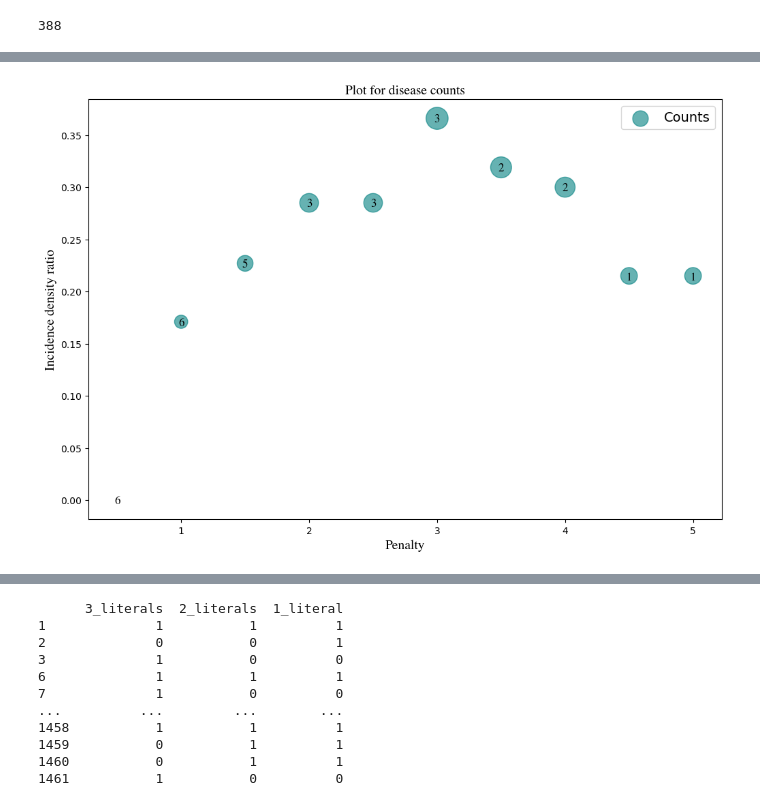
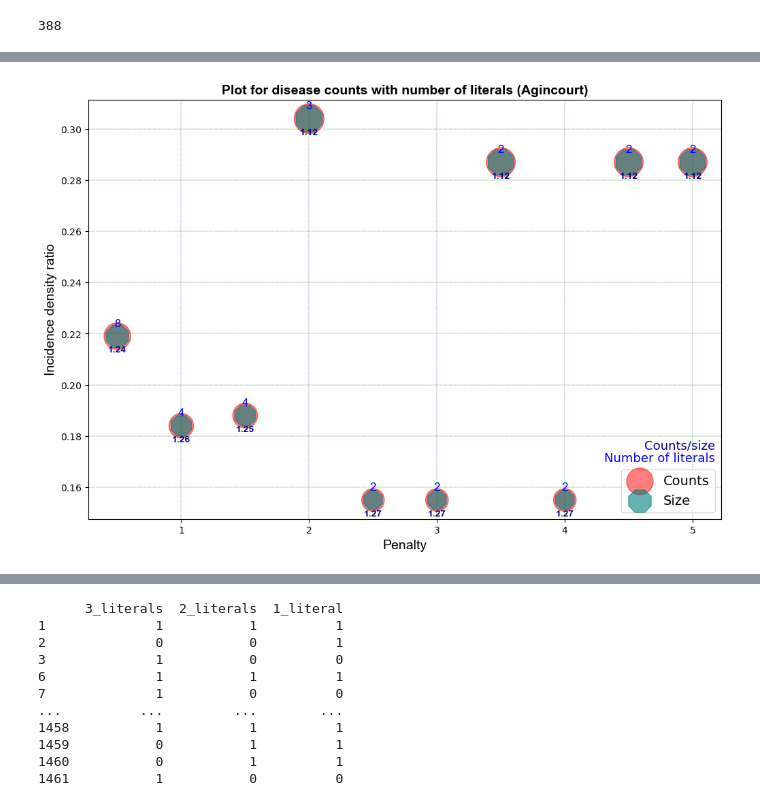
Before and after one commit to kayvinsoo7/HAALSI_work, a Jupyter notebook: mdscan-master/Poisson_scoring.ipynb, the cells around one changed output, grey strips where cells are left out. Cells and saved outputs as stored; diff of their text form; code cells hidden in the pictures.

```diff
--- a/mdscan-master/Poisson_scoring.ipynb
+++ b/mdscan-master/Poisson_scoring.ipynb
@@ -409,12 +404,12 @@ def count_conditions(subset):
 # %%time
 # Scan in the positive direction using defined penalties and num iters
 
-scoring_function = Poisson(direction='negative')
+scoring_function = Poisson(direction='positive')
 scanner = MDSS(scoring_function)
 # Define a list of penalty values to loop through
 penalty_values = [0.5, 1, 1.5, 2, 2.5, 3, 3.5, 4, 4.5, 5]
 # penalty_values = [0.5, 0.8, 1.0, 1.3, 1.5]
-num_iters = 5
+num_iters = 10
 # Initialize empty lists to store results
 subset_results = []
 subset_results1 = []
@@ -425,6 +420,7 @@ count_results = []
 z_scores = []
 p_values = []
 disease_counts = []
+counts_percent = []
 size_percent = []
 dataframes = {}
 
@@ -479,8 +475,6 @@ for penalty in penalty_values:
     # Two-tail test
     p_value = stats.norm.sf(abs(Z_score)) * 2
 
-
-
     counting = count_conditions(translate_subset_to_rule(compress_contiguous(subset, contiguous)))
 
     # Append the results to the respective lists
@@ -488,6 +482,7 @@ for penalty in penalty_values:
     # subset_results.append(subset)
     score_results.append(np.round(score, 3))
     size_percent.append(np.round((len(temp_df)/len(dff_2)*100),2))
+    counts_percent.append(np.round((total_events_subset/total_events*100),2))
     size_results.append(size)
     IDR_results.append(np.round(IDR, 3))
     subset_results1.append(translate_subset_to_rule(compress_contiguous(subset, contiguous)))
@@ -500,4 +495,4 @@ for penalty in penalty_values:
 for i, penalty in enumerate(penalty_values):
     print(f"Penalty = {penalty}: Subset = {subset_results1[i]}, \nLiteralsNumber = {count_results[i]}, \nSize = {size_results[i]}, \
           IDR = {IDR_results[i]}, Score = {score_results[i]}, Z_score = {z_scores[i]}, Disease_counts = {disease_counts[i]}, \
-          Size_percent = {size_percent[i]},P_value = {p_values[i]}")
+          Size_percent = {size_percent[i]},Count_percent = {counts_percent[i]},P_value = {p_values[i]}")
@@ -646,42 +672,58 @@ No artists with labels found to put in legend.  Note that artists whose label st
 # %%
-datum = {'size': [36,250,333,418,418,536,467,439,315,315],
-'counts': [0,98,140,196,196,272,246,225,156,156],
-'IDR': [0,0.171,0.227,0.285,0.285,0.366,0.319,0.3,0.215,0.215],
-'scores': [25.136,23.768,25.956,24.557,23.057,20.45,14.935,15.171,14.517,14.017],
-'literals': [6,6,5,3,3,3,2,2,1,1],
-'penalty': [0.5,1.0,1.5,2.0,2.5,3.0,3.5,4.0,4.5,5.0]}
+import matplotlib.path as mpath
+from matplotlib.lines import Line2D
+from matplotlib.markers import MarkerStyle
+from matplotlib.transforms import Affine2D
+
+datum = {'size': [321,270,276,445,227,227,420,227,420,420],
+'counts': [398,339,344,500,289,289,470,289,470,470],
+'IDR': [0.219,0.184,0.188,0.304,0.155,0.155,0.287,0.155,0.287,0.287],
+'scores': [32.546,28.72,26.255,23.291,24.427,23.427,19.956,21.427,17.956,16.956],
+'literals': [8,	4,	4,	3,	2,	2,	2,	2,	2,	2],
+'penalty': [0.5,1.0,1.5,2.0,2.5,3.0,3.5,4.0,4.5,5.0]
+}
+
+# Marker
+# r'$\clubsuit$'
 
 df = pd.DataFrame(datum)
+df['count/size']=np.round(df['counts']/df['size'],2)
 
 # Plotting
-plt.figure(figsize=(12, 8))
+fig=plt.figure(figsize=(12, 8))
+ax = fig.add_subplot()
 
 # Plot Odds for Bernoulli
 # plt.scatter(df['penalty'], df['IDR'], s=df['size']*2, label='Size', alpha=0.7)
 
-# Plot Odds for Bernoulli
-plt.scatter(df['penalty'], df['IDR'], s=df['counts']*2, label='Counts', color='teal', alpha=0.6)
+# Plot counts
+plt.scatter(df['penalty'], df['IDR'], s=df['counts']*2, marker='o', label='Counts', color='red', alpha=0.5)
+# Plot size
+plt.scatter(df['penalty'], df['IDR'], s=df['size']*2, marker='8', label='Size', color='teal', alpha=0.6)
 # Plot Odds for Bernoulli
 # plt.plot(df['penalty'], df['IDR'], marker='*', label='Bernoulli')
 
 # Annotate the size values for Bernoulli
 for i, txt in enumerate(df['literals']):
-    plt.annotate(txt, (df['penalty'][i], df['IDR'][i]), textcoords="offset points", xytext=(0,-4), ha='center', fontname="Times", fontsize=12)
+    plt.annotate(txt, (df['penalty'][i], df['IDR'][i]), textcoords="offset points", xytext=(0,10), ha='center', fontname="Arial", fontsize=12, color='blue')
 
 # Annotate the size values for Bernoulli
-# for i, txt in enumerate(df['size']):
-#     plt.annotate(txt, (df['penalty'][i], df['penalty'][i]), textcoords="offset points", xytext=(0,10), ha='center', fontname="Times")
+for i, txt in enumerate(df['count/size']):
+    plt.annotate(txt, (df['penalty'][i], df['IDR'][i]), textcoords="offset points", xytext=(0,-17), ha='center', fontname="Arial",fontweight="bold", color='darkblue')
 
 # Add labels and title
-plt.xlabel('Penalty', fontsize=14, fontname="Times")
-plt.ylabel('Incidence density ratio', fontsize=14, fontname="Times")
-plt.title('Plot for disease counts', fontname="Times", fontsize=14)
-plt.legend(fontsize="14")
-
+plt.xlabel('Penalty', fontsize=14, fontname="Arial")
+plt.ylabel('Incidence density ratio', fontsize=14, fontname="Arial")
+plt.title('Plot for disease counts with number of literals (Agincourt)', fontname="Arial", fontsize=14,fontweight="bold")
+plt.legend(fontsize="14",loc='lower right')
+# plt.text(1, 2, 'Normal Font',  fontsize=16)
+ax.text(0.99, 0.13, 'Number of literals',verticalalignment='bottom', horizontalalignment='right',transform=ax.transAxes,color='blue', fontsize=13)
+ax.text(0.99, 0.16, 'Counts/size',verticalalignment='bottom', horizontalalignment='right',transform=ax.transAxes,color='darkblue', fontsize=13)
+plt.grid(color = 'green', linestyle = '--', linewidth = 0.3)
 # Show the plot
 plt.show()
 # %% [output]
-[figure, old version]
+[figure, new version]
 # %%
 results_df = pd.DataFrame({
     'Penalty': penalty_values,
```
Also changed, not shown: parts of 14 cells of this notebook, 4 other files.
